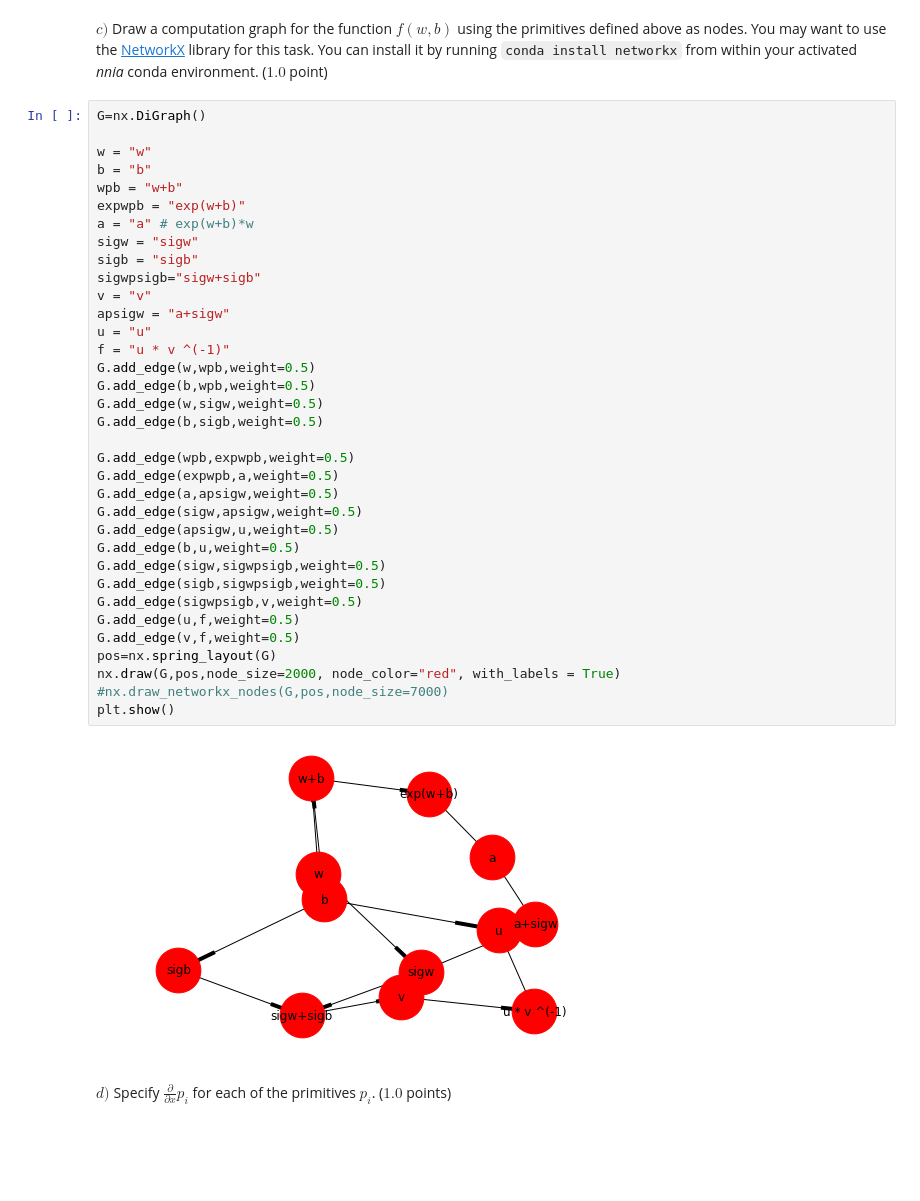
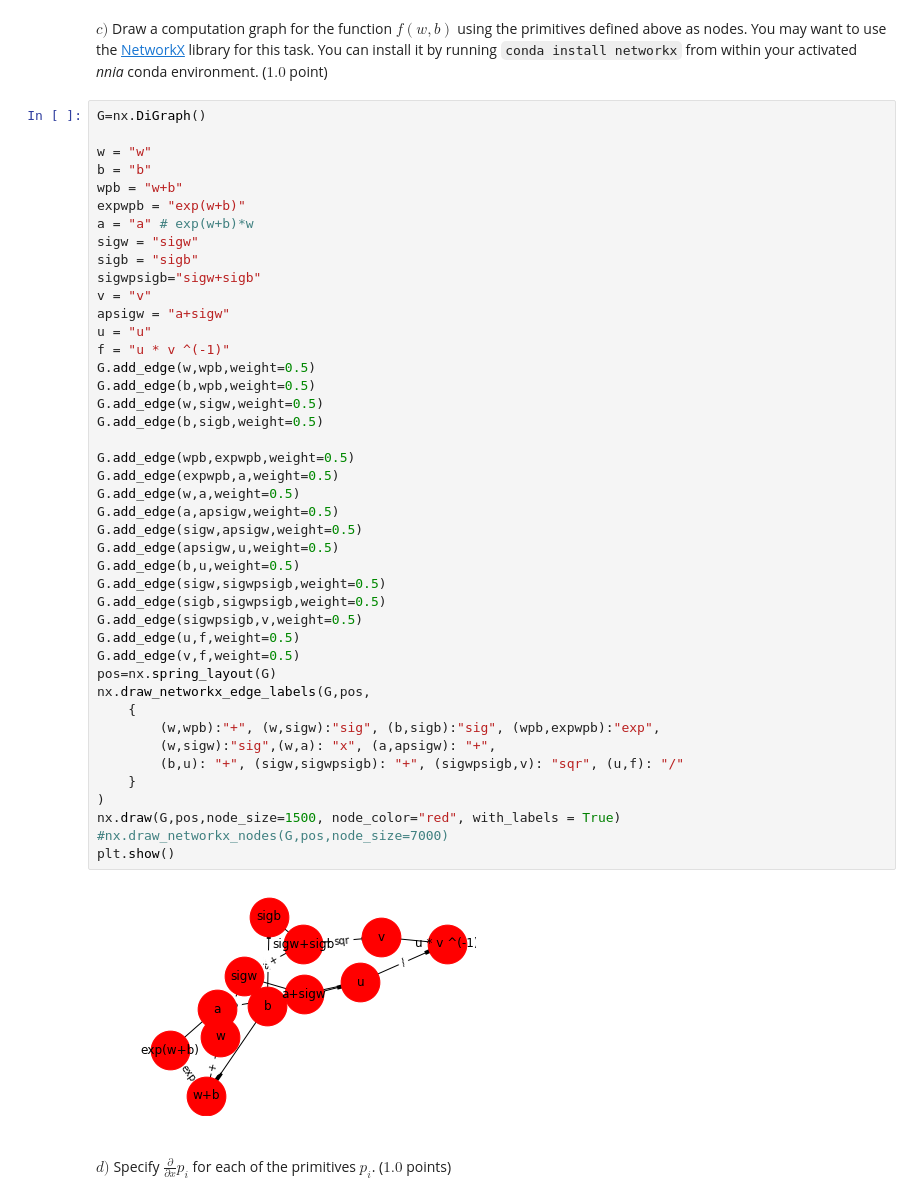
Before and after one commit to Rende/nnia_18, a Jupyter notebook: assignment5_aydan.ipynb, the cells around one changed output. Cells and saved outputs as stored; diff of their text form; blank space fills up the shorter version.

Commit message:
computation graph is fixed

```diff
--- a/assignment5_aydan.ipynb
+++ b/assignment5_aydan.ipynb
@@ -76,35 +76,43 @@ b = "b"
 wpb = "w+b"
 expwpb = "exp(w+b)"
 a = "a" # exp(w+b)*w
 sigw = "sigw"
 sigb = "sigb"
 sigwpsigb="sigw+sigb"
 v = "v"
 apsigw = "a+sigw"
 u = "u"
 f = "u * v ^(-1)"
 G.add_edge(w,wpb,weight=0.5)
 G.add_edge(b,wpb,weight=0.5)
 G.add_edge(w,sigw,weight=0.5)
 G.add_edge(b,sigb,weight=0.5)
 
 G.add_edge(wpb,expwpb,weight=0.5)
 G.add_edge(expwpb,a,weight=0.5)
+G.add_edge(w,a,weight=0.5)
 G.add_edge(a,apsigw,weight=0.5)
 G.add_edge(sigw,apsigw,weight=0.5)
 G.add_edge(apsigw,u,weight=0.5)
 G.add_edge(b,u,weight=0.5)
 G.add_edge(sigw,sigwpsigb,weight=0.5)
 G.add_edge(sigb,sigwpsigb,weight=0.5)
 G.add_edge(sigwpsigb,v,weight=0.5)
 G.add_edge(u,f,weight=0.5)
 G.add_edge(v,f,weight=0.5)
 pos=nx.spring_layout(G)
-nx.draw(G,pos,node_size=2000, node_color="red", with_labels = True)
+nx.draw_networkx_edge_labels(G,pos,
+    {
+        (w,wpb):"+", (w,sigw):"sig", (b,sigb):"sig", (wpb,expwpb):"exp",
+        (w,sigw):"sig",(w,a): "x", (a,apsigw): "+",
+        (b,u): "+", (sigw,sigwpsigb): "+", (sigwpsigb,v): "sqr", (u,f): "/"
+    }
+)
+nx.draw(G,pos,node_size=1500, node_color="red", with_labels = True)
 #nx.draw_networkx_nodes(G,pos,node_size=7000)
 plt.show()
 # %% [output]
-[figure, old version]
+[figure, new version]
 # %% [markdown]
 $d)$ Specify $\frac{\partial}{\partial x} p_i$ for each of the primitives $p_i$. ($1.0$ points)
 # %%
```
